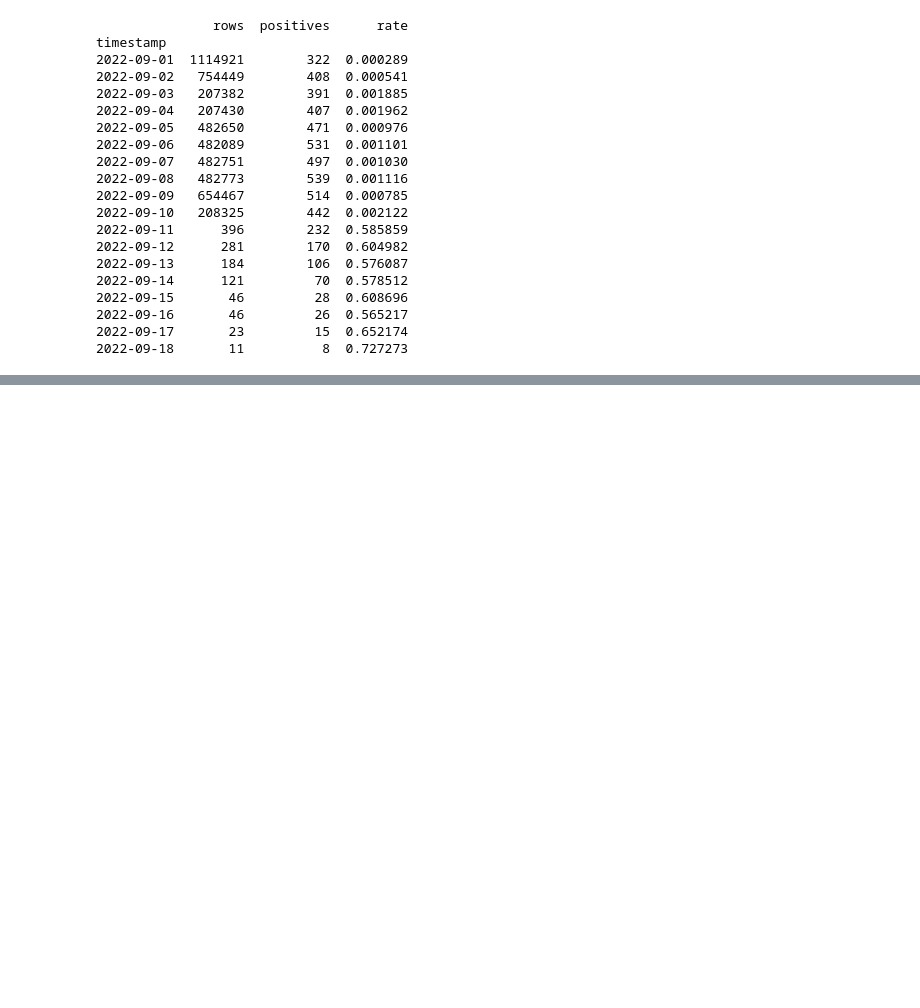
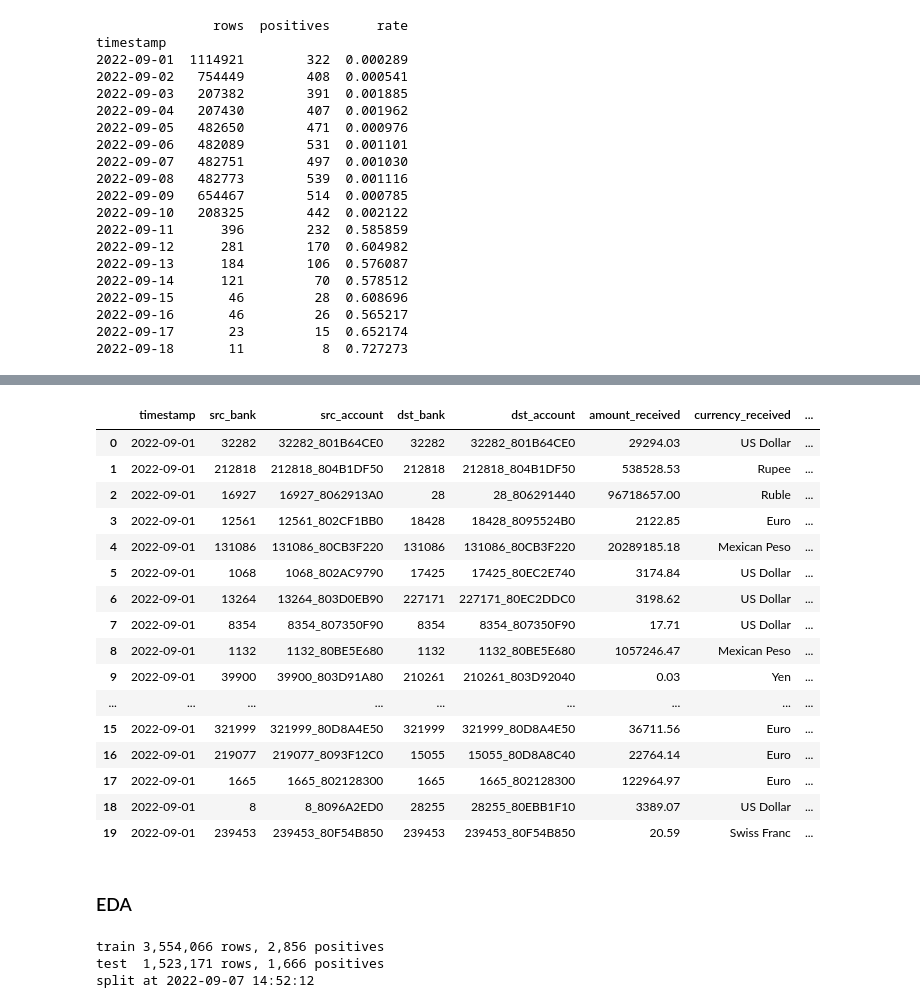
Before and after one commit to Rutu-RD/aml-transaction-detection, a Jupyter notebook: notebooks/datasetloadercleaning.ipynb, the cells around one changed output, grey strips where cells are left out. Drawn from its saved outputs; the diff is of its cells as text; code cells hidden in the pictures; blank space fills up the shorter version.

```diff
--- a/notebooks/datasetloadercleaning.ipynb
+++ b/notebooks/datasetloadercleaning.ipynb
@@ -205,0 +249,44 @@ print(df.is_burn_in.mean())
+# %%
+import pandas as pd
+from aml_detection.config import INTERIM_DATA_DIR
+
+df = pd.read_parquet(INTERIM_DATA_DIR / "merged" / "transactions_merged.parquet")
+df.head(20)
+# %% [output]
+|  | timestamp | src_bank | src_account | dst_bank | dst_account | amount_received | currency_received | ... |
+| 0 | 2022-09-01 | 32282 | 32282_801B64CE0 | 32282 | 32282_801B64CE0 | 29294.03 | US Dollar | ... |
+| 1 | 2022-09-01 | 212818 | 212818_804B1DF50 | 212818 | 212818_804B1DF50 | 538528.53 | Rupee | ... |
+| 2 | 2022-09-01 | 16927 | 16927_8062913A0 | 28 | 28_806291440 | 96718657.00 | Ruble | ... |
+| 3 | 2022-09-01 | 12561 | 12561_802CF1BB0 | 18428 | 18428_8095524B0 | 2122.85 | Euro | ... |
+| 4 | 2022-09-01 | 131086 | 131086_80CB3F220 | 131086 | 131086_80CB3F220 | 20289185.18 | Mexican Peso | ... |
+| 5 | 2022-09-01 | 1068 | 1068_802AC9790 | 17425 | 17425_80EC2E740 | 3174.84 | US Dollar | ... |
+| 6 | 2022-09-01 | 13264 | 13264_803D0EB90 | 227171 | 227171_80EC2DDC0 | 3198.62 | US Dollar | ... |
+| 7 | 2022-09-01 | 8354 | 8354_807350F90 | 8354 | 8354_807350F90 | 17.71 | US Dollar | ... |
+| 8 | 2022-09-01 | 1132 | 1132_80BE5E680 | 1132 | 1132_80BE5E680 | 1057246.47 | Mexican Peso | ... |
+| 9 | 2022-09-01 | 39900 | 39900_803D91A80 | 210261 | 210261_803D92040 | 0.03 | Yen | ... |
+| ... | ... | ... | ... | ... | ... | ... | ... | ... |
+| 15 | 2022-09-01 | 321999 | 321999_80D8A4E50 | 321999 | 321999_80D8A4E50 | 36711.56 | Euro | ... |
+| 16 | 2022-09-01 | 219077 | 219077_8093F12C0 | 15055 | 15055_80D8A8C40 | 22764.14 | Euro | ... |
+| 17 | 2022-09-01 | 1665 | 1665_802128300 | 1665 | 1665_802128300 | 122964.97 | Euro | ... |
+| 18 | 2022-09-01 | 8 | 8_8096A2ED0 | 28255 | 28255_80EBB1F10 | 3389.07 | US Dollar | ... |
+| 19 | 2022-09-01 | 239453 | 239453_80F54B850 | 239453 | 239453_80F54B850 | 20.59 | Swiss Franc | ... |
+# %% [markdown]
+### EDA
+# %%
+import pandas as pd
+from aml_detection.config import INTERIM_DATA_DIR
+
+df = pd.read_parquet(INTERIM_DATA_DIR / "merged" / "transactions_merged.parquet")
+
+# temporal split - EDA on train only
+SPLIT = df.timestamp.quantile(0.70)
+train = df[df.timestamp <= SPLIT]
+test  = df[df.timestamp >  SPLIT]      # do not touch until final evaluation
+
+print(f"train {len(train):,} rows, {train.is_laundering.sum():,} positives")
+print(f"test  {len(test):,} rows, {test.is_laundering.sum():,} positives")
+print(f"split at {SPLIT}")
+# %% [output]
+train 3,554,066 rows, 2,856 positives
+test  1,523,171 rows, 1,666 positives
+split at 2022-09-07 14:52:12
```
Also changed, not shown: parts of 14 cells of this notebook, 5 other files.
